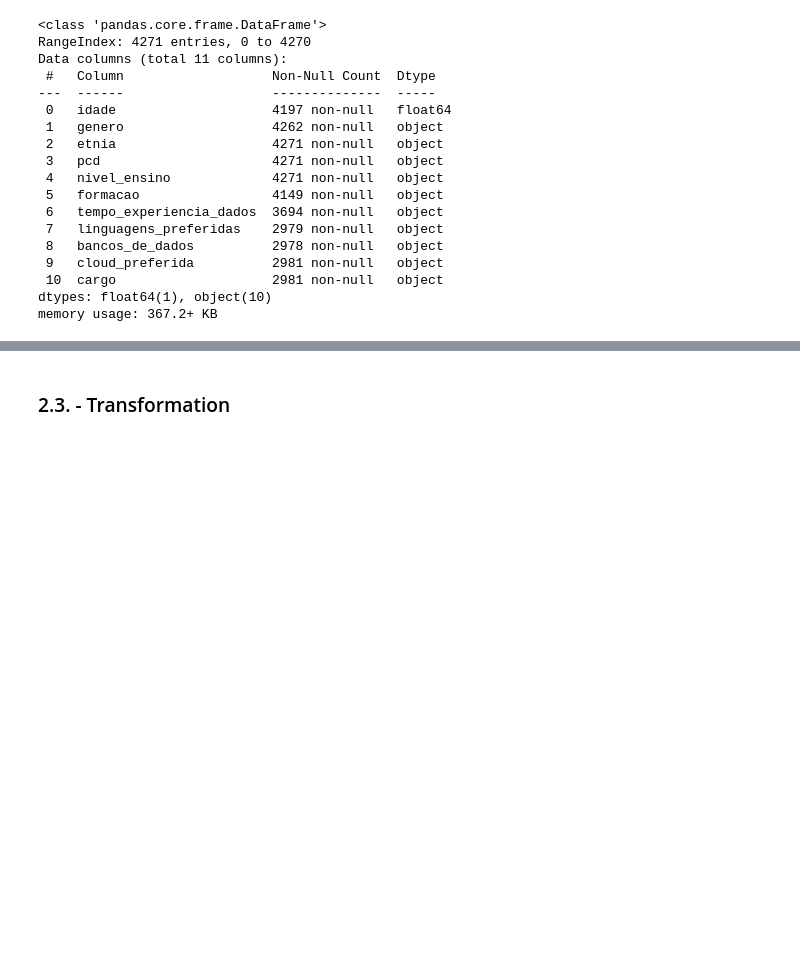
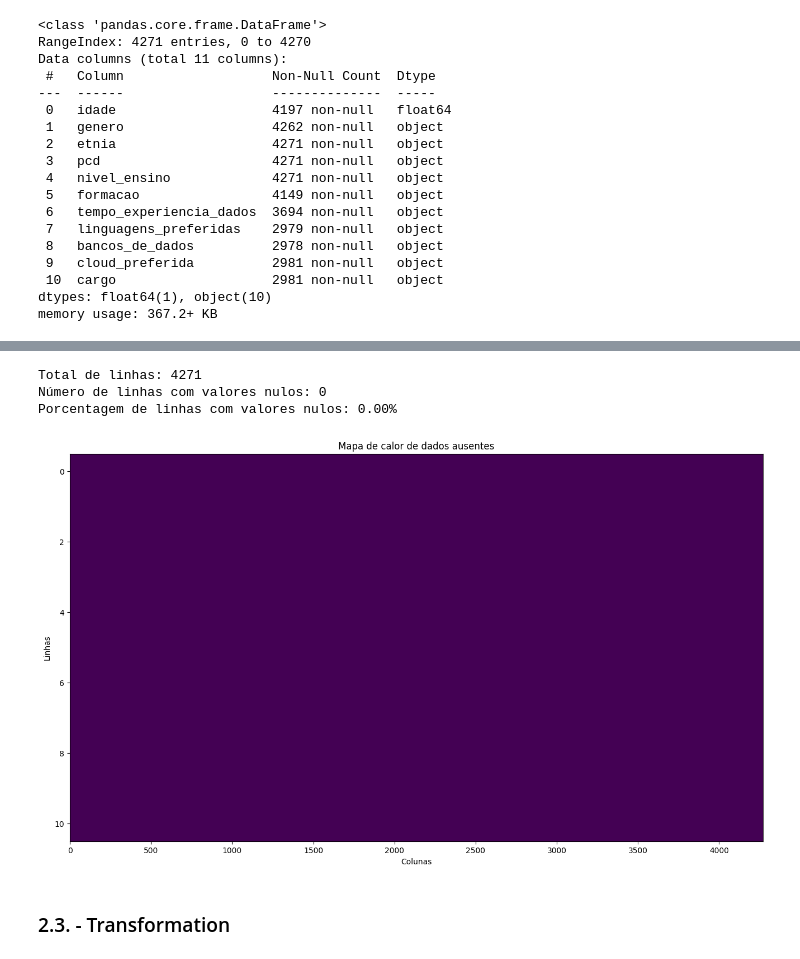
Before and after one commit to MaxJuniorr/data-vocational-test, a Jupyter notebook: main.ipynb, the cells around one changed output, grey strips where cells are left out. Drawn from its saved outputs; the diff is of its cells as text; code cells hidden in the pictures; blank space fills up the shorter version.

```diff
--- a/main.ipynb
+++ b/main.ipynb
@@ -131,0 +144,40 @@ df_pp
+# %%
+
+strategy = 'knn'
+
+def handle_missing_values(df, strategy):
+
+    if strategy == 'knn':
+        # Separar as colunas categóricas e numéricas
+        categorical_columns = df.select_dtypes(include=['object']).columns
+        numerical_columns = df.select_dtypes(exclude=['object']).columns
+
+        # Codificar as colunas categóricas
+        label_encoders = {}
+        for col in categorical_columns:
+            le = LabelEncoder()
+            df[col] = le.fit_transform(df[col].astype(str))
+            label_encoders[col] = le
+
+        print("Imputação KNN")
+        # Aplicar a imputação KNN
+        imputer = KNNImputer(n_neighbors=5)
+        df_imputed = pd.DataFrame(imputer.fit_transform(df), columns=df.columns)
+
+        # Decodificar as colunas categóricas de volta ao DataFrame imputado
+        for col in categorical_columns:
+            df_imputed[col] = label_encoders[col].inverse_transform(df_imputed[col].round().astype(int))
+
+
+    elif strategy == 'dropna':
+        print("Removendo linhas com valores nulos")
+        # Remover linhas com valores nulos
+        df_imputed = df.dropna()
+
+
+    return df_imputed
+
+
+# Mostrar o DataFrame imputado
+df_imputed = handle_missing_values(df, strategy)
+df_imputed.head()
@@ -132,3 +192,19 @@ df_pp
+# %%
+total_rows = df_imputed.shape[0]
+null_rows = df_imputed.isna().any(axis=1).sum()
+null_percentage = (null_rows / total_rows) * 100
+
+print(f"Total de linhas: {total_rows}")
+print(f"Número de linhas com valores nulos: {null_rows}")
+print(f"Porcentagem de linhas com valores nulos: {null_percentage:.2f}%")
+# %% [output]
+Total de linhas: 4271
+Número de linhas com valores nulos: 0
+Porcentagem de linhas com valores nulos: 0.00%
+# %%
+plot_missing_data(df_imputed)
+# %% [output]
+[figure, added]
 # %% [markdown]
 ### 2.3. - Transformation
 # %%
```
Also changed, not shown: parts of 25 cells of this notebook.
